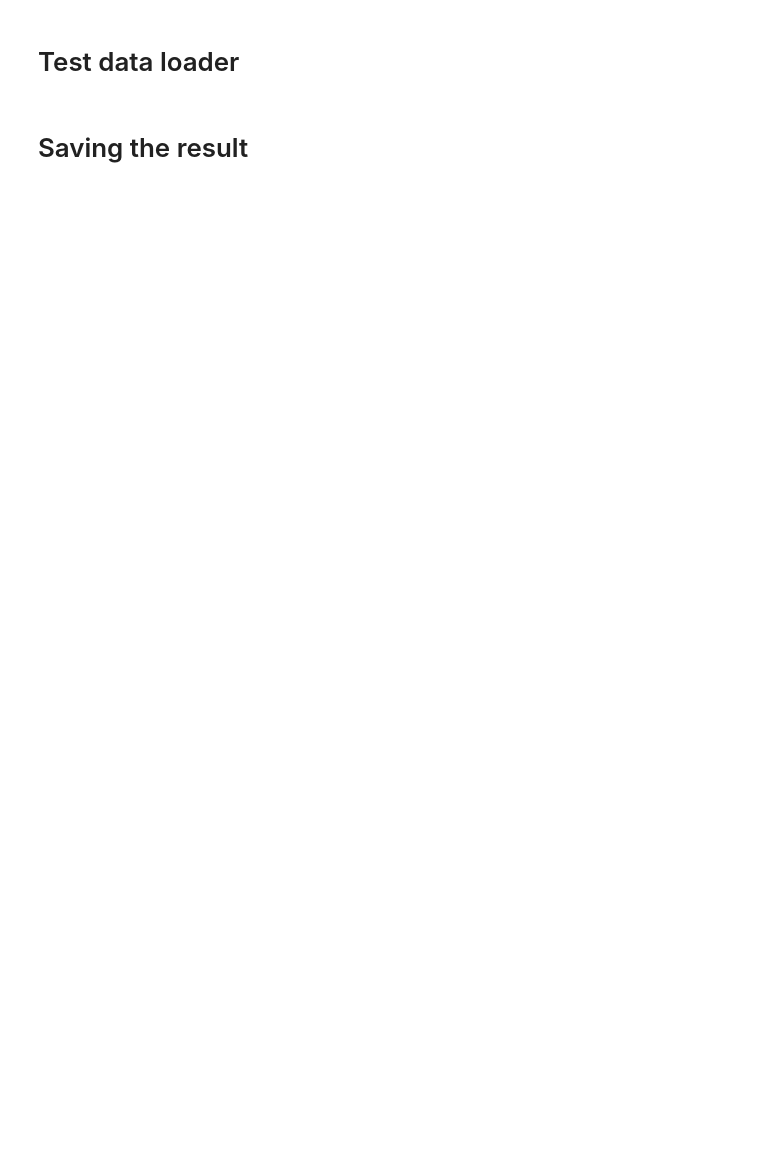
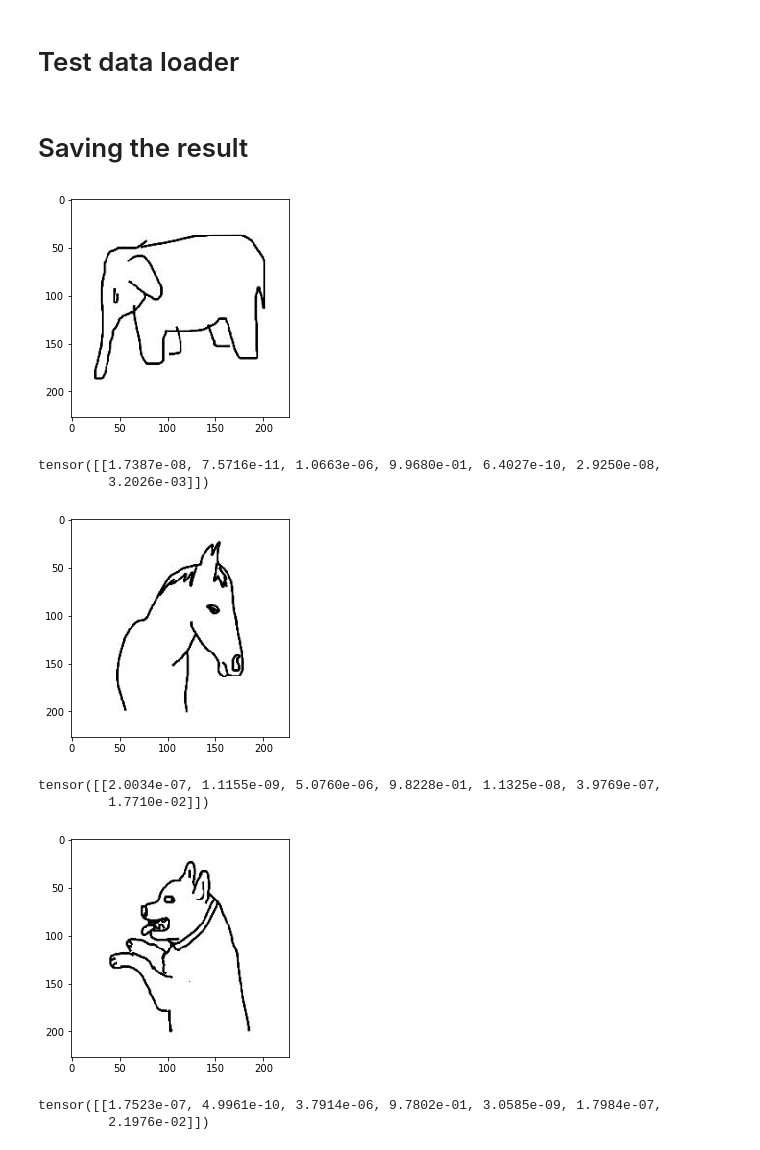
Before and after one commit to rochi138/SYDE522, a Jupyter notebook: Assignment 3/starter-kit.ipynb, the cells around one changed output. Drawn from its saved outputs; the diff is of its cells as text; code cells hidden in the pictures; blank space fills up the shorter version.

```diff
--- a/Assignment 3/starter-kit.ipynb
+++ b/Assignment 3/starter-kit.ipynb
@@ -185,14 +334,32 @@ criterion = nn.CrossEntropyLoss()
+# %%
+class DANN_Criterion:
+    domain: object
+    label: object
+
+criterion = DANN_Criterion()
+criterion.domain = nn.CrossEntropyLoss()
+criterion.label = nn.CrossEntropyLoss()
 # %% [markdown]
 # Optimizer and Scheduler
 # %%
+lr = 0.001
+momentum = 0.9
+
+class DANN_Optimizer:
+    feature: object
+    domain: object
+    label: object
+
 # Observe that all parameters are being optimized
-optimizer_ft = optim.SGD(model.parameters(), lr=0.001, momentum=0.9)
+optimizer_ft = DANN_Optimizer()
+optimizer_ft.feature = optim.SGD(model_ft.feature_extractor.parameters(), lr=lr, momentum=momentum)
+optimizer_ft.domain = optim.SGD(model_ft.domain_classifier.parameters(), lr=lr, momentum=momentum)
+optimizer_ft.label = optim.SGD(model_ft.label_predictor.parameters(), lr=lr, momentum=momentum)
 
 # Decay LR by a factor of 0.1 every 7 epochs
-exp_lr_scheduler = lr_scheduler.StepLR(optimizer_ft, step_size=7, gamma=0.1)
+# exp_lr_scheduler = lr_scheduler.StepLR(optimizer_ft, step_size=7, gamma=0.1)
 # %% [markdown]
 # Training
 # %%
-model_ft = train_model(model, criterion, optimizer_ft, exp_lr_scheduler,
-                       num_epochs=20)
+model_ft = train_model(model_ft, criterion, optimizer_ft, num_epochs=10)
 # %% [output]
@@ -207,8 +376,8 @@ class TestDatasetCustom(Dataset):
     def __init__(self, root_dir, transform=None):
         import glob
         self.root = root_dir
-        files = glob.glob(root_dir+'/*.png')
-        self.files = [root_dir + '/' + str(i) + '.png' for i in range(len(files))]
+        files = glob.glob(root_dir+'/*.jpg')
+        self.files = [root_dir + '/' + str(i) + '.jpg' for i in range(len(files))]
         self.transform = transform
 
     def file_getter(self):
@@ -248,27 +417,41 @@ test_dataloader = DataLoader(test_dataset, batch_size=1,
 # %%
 total = 0
 empty_dictionary = {'id': np.zeros((len(test_dataloader))), 'label': np.zeros((len(test_dataloader)))}
 predicted_df = pd.DataFrame(data=empty_dictionary)
 predicted_df['id'] = predicted_df['id'].apply(str)
 predicted_df['label'] = predicted_df['label'].astype(int)
 # since we're not training, we don't need to calculate the gradients for our outputs
 with torch.no_grad():
     for index, values in enumerate(tqdm(test_dataloader)):
         # calculate outputs by running images through the network
         image = values
         image_name = image[0]
         image_file = image[1]
         image_file = image_file.cpu().float()
-        model_ft = model_ft.cpu()
-        output = model_ft(image_file)
+        feature_extractor = model_ft.feature_extractor.cpu()
+        domain_classifier = model_ft.domain_classifier.cpu()
+        label_predictor = model_ft.label_predictor.cpu()
+
+        feature_vector = feature_extractor(image_file)
+        output = label_predictor(feature_vector)
 
         _, predicted = torch.max(output.data, 1)
 
         if index==1 or index==10 or index==20:
             out = torchvision.utils.make_grid(image_file)
             imshow(out)
             print(output)
 
-        predicted_df.at[index,'id'] = image_name[0]
+        predicted_df.at[index,'id'] = image_name[0].replace('jpg', 'png')
         predicted_df.at[index,'label'] = str(predicted.numpy()[0])
+# %% [output]
+[figure, added]
+tensor([[1.7387e-08, 7.5716e-11, 1.0663e-06, 9.9680e-01, 6.4027e-10, 2.9250e-08,
+         3.2026e-03]])
+[figure, added]
+tensor([[2.0034e-07, 1.1155e-09, 5.0760e-06, 9.8228e-01, 1.1325e-08, 3.9769e-07,
+         1.7710e-02]])
+[figure, added]
+tensor([[1.7523e-07, 4.9961e-10, 3.7914e-06, 9.7802e-01, 3.0585e-09, 1.7984e-07,
+         2.1976e-02]])
 # %%
```
Also changed, not shown: parts of 14 cells of this notebook.
